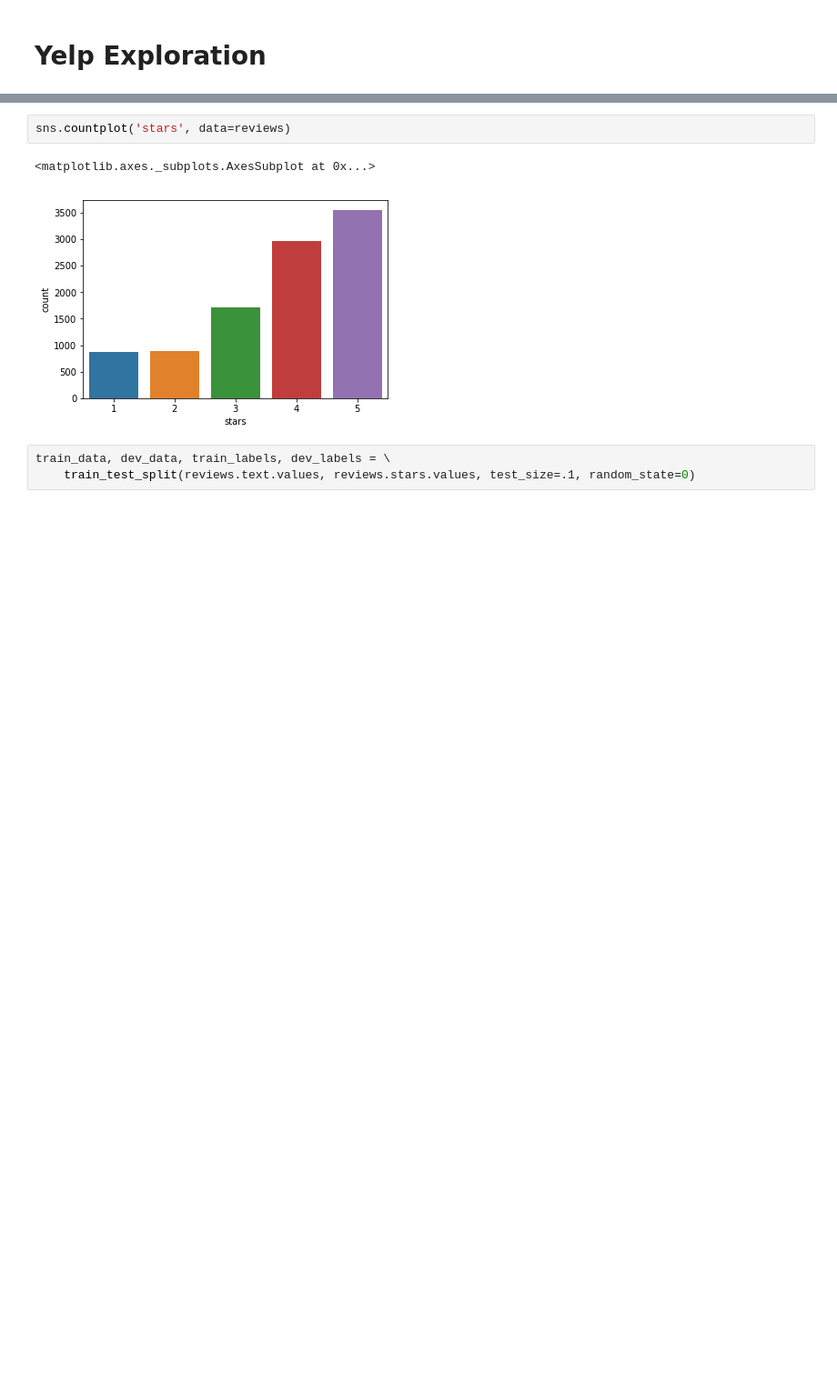
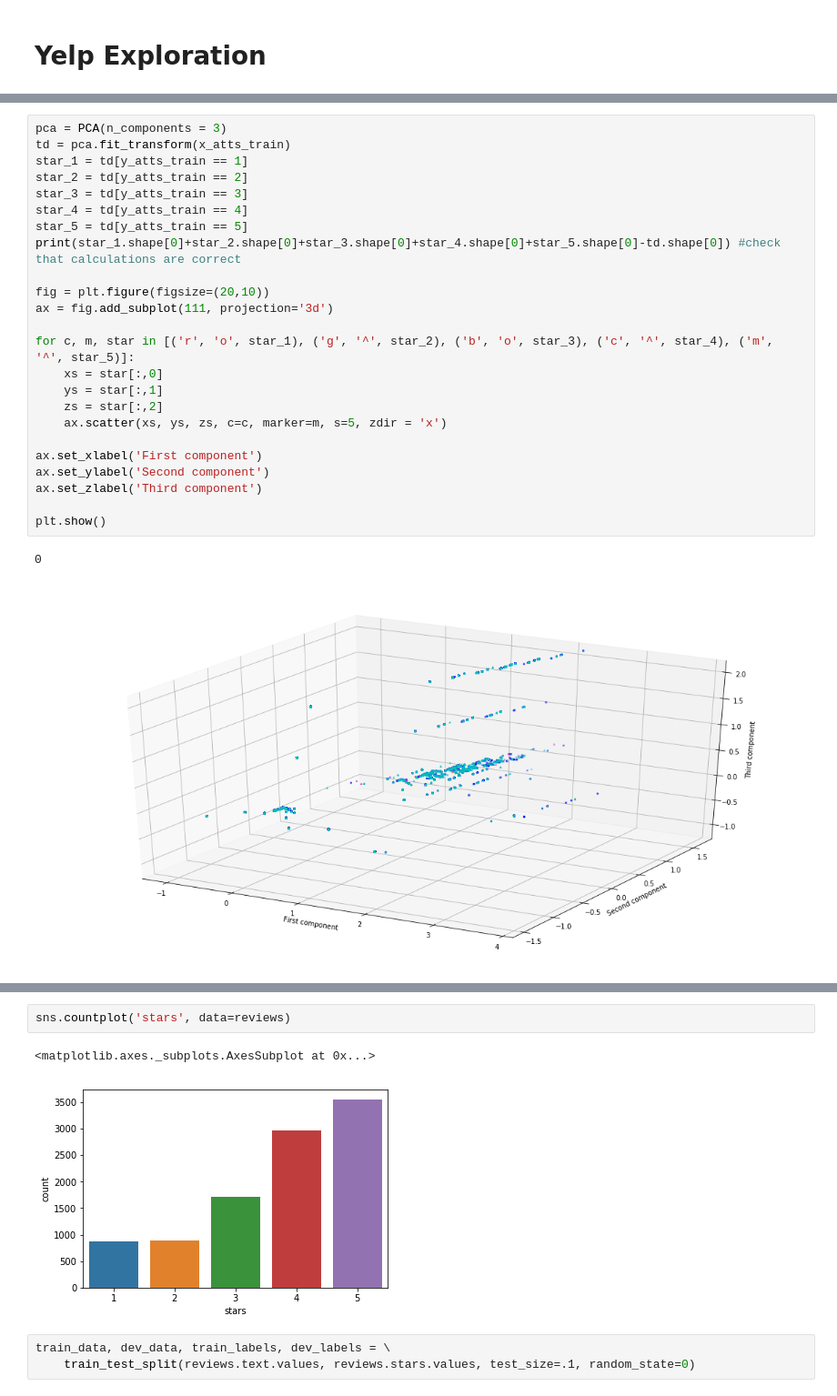
Before and after one commit to hougrammer/yelp_exploration, a Jupyter notebook: yelp_exploration.ipynb, the cells around one changed output, grey strips where cells are left out. Shown: that part at 91% size. Saved outputs shown, nothing was run; the diff lists cells and outputs as text; blank space fills up the shorter version.

```diff
--- a/yelp_exploration.ipynb
+++ b/yelp_exploration.ipynb
@@ -18,0 +81,27 @@ reviews = pd.read_csv('input/yelp_review.csv', nrows=10000)
+# %%
+pca = PCA(n_components = 3)
+td = pca.fit_transform(x_atts_train)
+star_1 = td[y_atts_train == 1]
+star_2 = td[y_atts_train == 2]
+star_3 = td[y_atts_train == 3]
+star_4 = td[y_atts_train == 4]
+star_5 = td[y_atts_train == 5]
+print(star_1.shape[0]+star_2.shape[0]+star_3.shape[0]+star_4.shape[0]+star_5.shape[0]-td.shape[0]) #check that calculations are correct
+
+fig = plt.figure(figsize=(20,10))
+ax = fig.add_subplot(111, projection='3d')
+
+for c, m, star in [('r', 'o', star_1), ('g', '^', star_2), ('b', 'o', star_3), ('c', '^', star_4), ('m', '^', star_5)]:
+    xs = star[:,0]
+    ys = star[:,1]
+    zs = star[:,2]
+    ax.scatter(xs, ys, zs, c=c, marker=m, s=5, zdir = 'x')
+
+ax.set_xlabel('First component')
+ax.set_ylabel('Second component')
+ax.set_zlabel('Third component')
+
+plt.show()
+# %% [output]
+0
+[figure, added]
```
Also changed, not shown: parts of 25 cells of this notebook.
